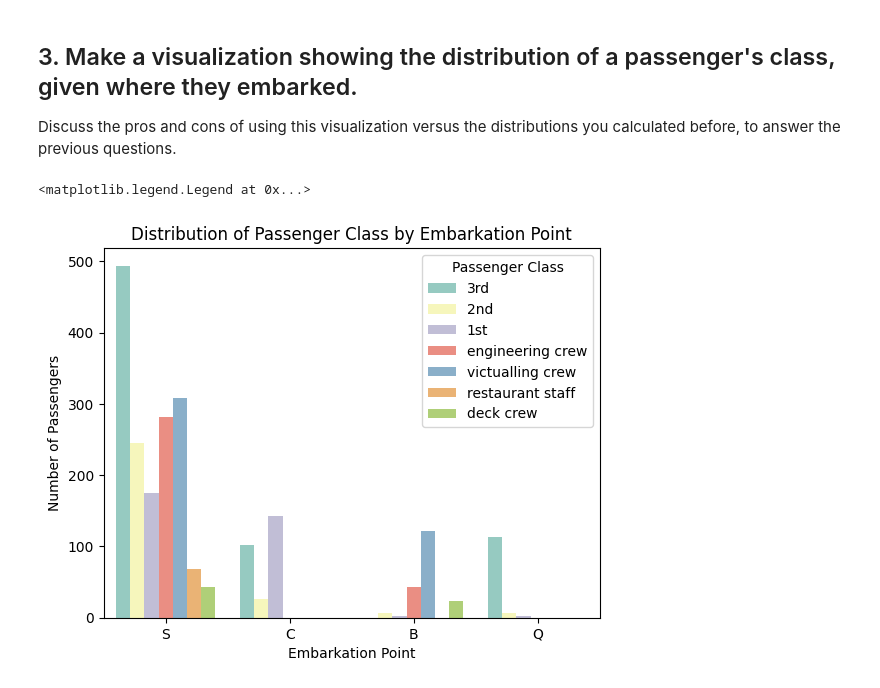
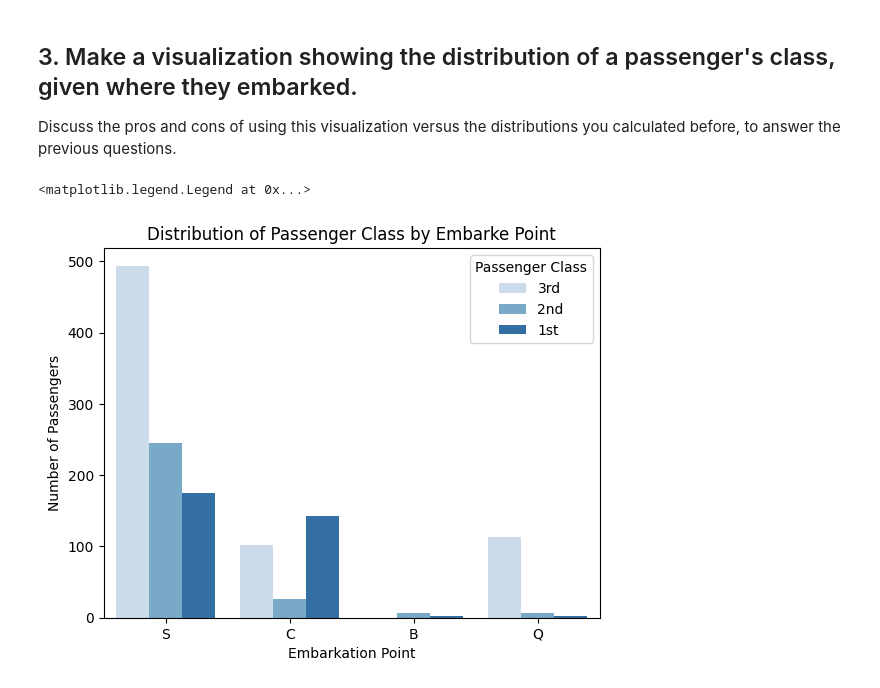
Before and after one commit to whyBenji/Activity-1.1, a Jupyter notebook: DataWrangling/Titanic_Wrangling.ipynb, the cells around one changed output. Cells and saved outputs as stored; diff of their text form; code cells hidden in the pictures.

Commit message:
updated Data Wrangling

```diff
--- a/DataWrangling/Titanic_Wrangling.ipynb
+++ b/DataWrangling/Titanic_Wrangling.ipynb
@@ -98,13 +99,15 @@ Discuss the pros and cons of using this visualization versus the distributions y
 # %%
 import seaborn as sns
 import matplotlib.pyplot as plt
+# %%
+df1 = df[(df['class'] == '3rd') | (df['class']=='2nd') | (df['class'] == '1st')]
 # %%
 # sns.countplot(x='class', data = df)
-sns.countplot(data=df, x='embarked', hue='class', palette='Set3')
-plt.title('Distribution of Passenger Class by Embarkation Point')
+sns.countplot(data=df1, x='embarked', hue='class', palette='Blues')
+plt.title('Distribution of Passenger Class by Embarke Point')
 plt.xlabel('Embarkation Point')
 plt.ylabel('Number of Passengers')
 plt.legend(title='Passenger Class', loc='upper right')
 # %% [output]
 <matplotlib.legend.Legend at 0x...>
-[figure, old version]
+[figure, new version]
```
Also changed, not shown: parts of 1 cell of this notebook, 2 other files.
